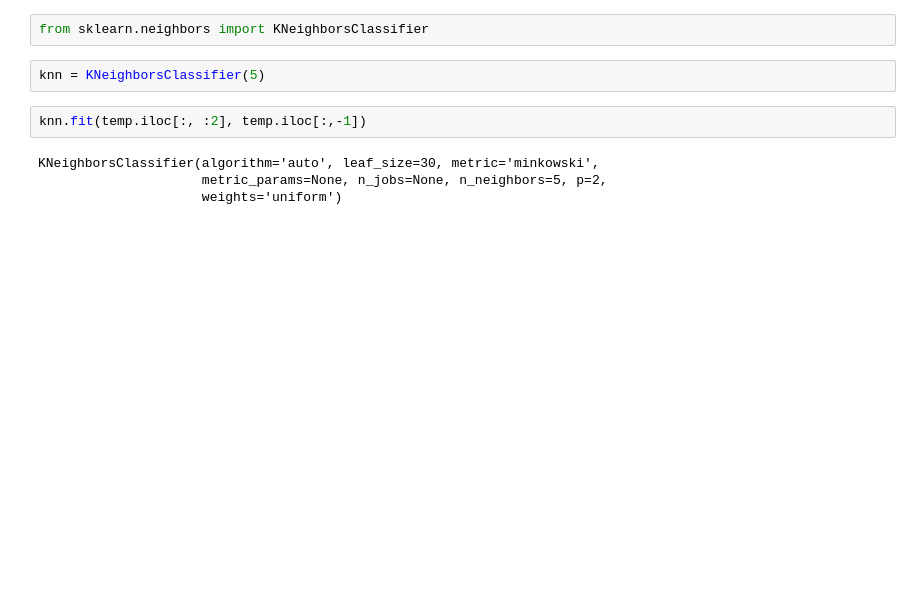
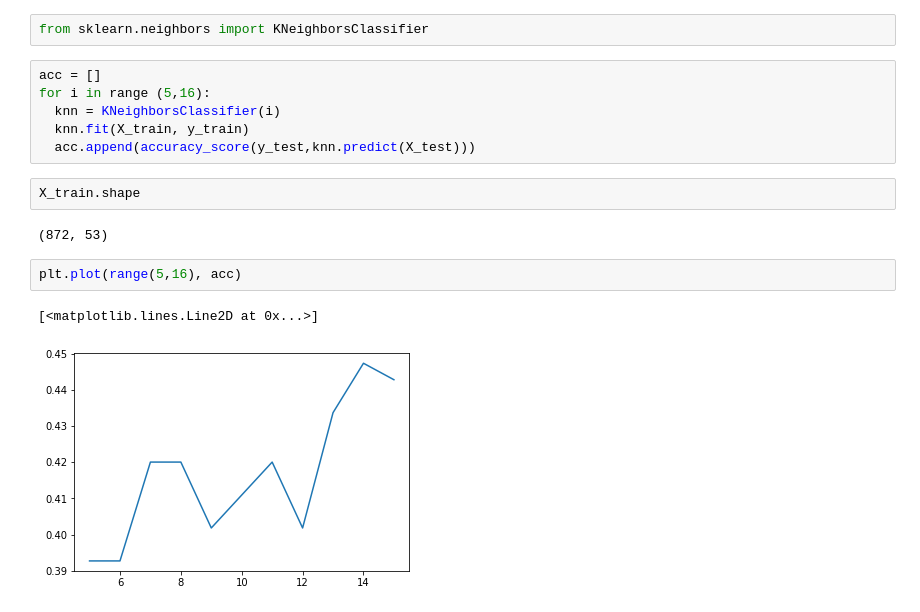
Before and after one commit to parasgulati8/People-Analytics, a Jupyter notebook: People_Analytics_Hackathon.ipynb, the cells around one changed output. Cells and saved outputs as stored; diff of their text form; blank space fills up the shorter version.

```diff
--- a/People_Analytics_Hackathon.ipynb
+++ b/People_Analytics_Hackathon.ipynb
@@ -1151,10 +1078,17 @@ array([1, 1, 1, 1, 1, 1, 1, 1, 1, 1, 1, 1, 1, 1, 1, 1, 1, 1, 1, 1, 1, 1,
 # %%
 from sklearn.neighbors import KNeighborsClassifier
-# %%
-knn = KNeighborsClassifier(5)
-# %%
-knn.fit(temp.iloc[:, :2], temp.iloc[:,-1])
-# %% [output]
-KNeighborsClassifier(algorithm='auto', leaf_size=30, metric='minkowski',
-                     metric_params=None, n_jobs=None, n_neighbors=5, p=2,
-                     weights='uniform')
+# %%
+acc = []
+for i in range (5,16):
+  knn = KNeighborsClassifier(i)
+  knn.fit(X_train, y_train)
+  acc.append(accuracy_score(y_test,knn.predict(X_test)))
+# %%
+X_train.shape
+# %% [output]
+(872, 53)
+# %%
+plt.plot(range(5,16), acc)
+# %% [output]
+[<matplotlib.lines.Line2D at 0x...>]
+[figure, added]
```
Also changed, not shown: parts of 44 cells of this notebook.
